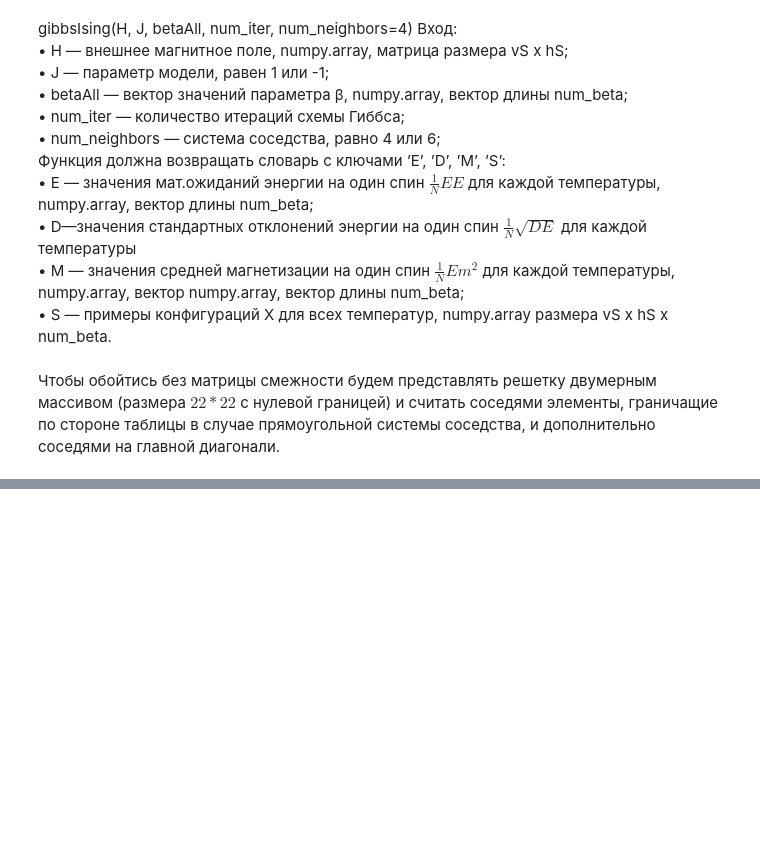
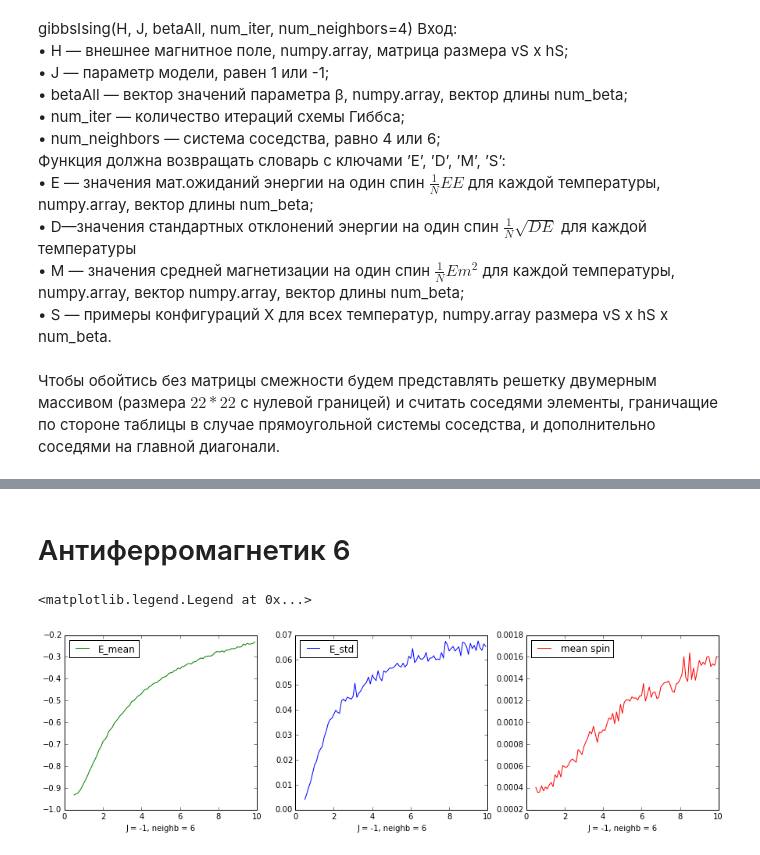
Before and after one commit to dmitriyshad/GraphModels, a Jupyter notebook: Fabarisov_3/Fabarisov_3.ipynb, the cells around one changed output, grey strips where cells are left out. Cells and saved outputs as stored; diff of their text form; code cells hidden in the pictures; blank space fills up the shorter version.

```diff
--- a/Fabarisov_3/Fabarisov_3.ipynb
+++ b/Fabarisov_3/Fabarisov_3.ipynb
@@ -119,0 +202,35 @@ plt.plot(np.arange(0.5, 10, 0.1), M, color = "red")
+# %% [markdown]
+# Антиферромагнетик 6
+# %%
+Es = []
+Ds = []
+Ms = []
+for i in range(30):
+    E, D, M = gibbsIsing(np.zeros(vS*hS), -1, get_betaAll(), 10000, 6)
+    Es.append(E)
+    Ds.append(D)
+    Ms.append(M)
+
+E = np.mean(np.array(Es) ,axis = 0)
+D = np.mean(np.array(Ds) ,axis = 0)
+M = np.mean(np.array(Ms) ,axis = 0)
+
+
+fig = plt.figure(figsize = (15, 4))
+ax = fig.add_subplot(131)
+ax.set_xlabel("J = -1, neighb = 6")
+ax.plot(np.arange(0.5, 10, 0.1), E, color = "green", label = "E_mean")
+plt.legend(loc='best')
+
+ax = fig.add_subplot(132)
+ax.set_xlabel("J = -1, neighb = 6")
+ax.plot(np.arange(0.5, 10, 0.1), D, color = "blue", label = "E_std")
+plt.legend(loc='best')
+
+ax = fig.add_subplot(133)
+ax.set_xlabel("J = -1, neighb = 6")
+plt.plot(np.arange(0.5, 10, 0.1), M, color = "red", label = "mean spin")
+plt.legend(loc='best')
+# %% [output]
+<matplotlib.legend.Legend at 0x...>
+[figure, added]
```
Also changed, not shown: parts of 23 cells of this notebook.
